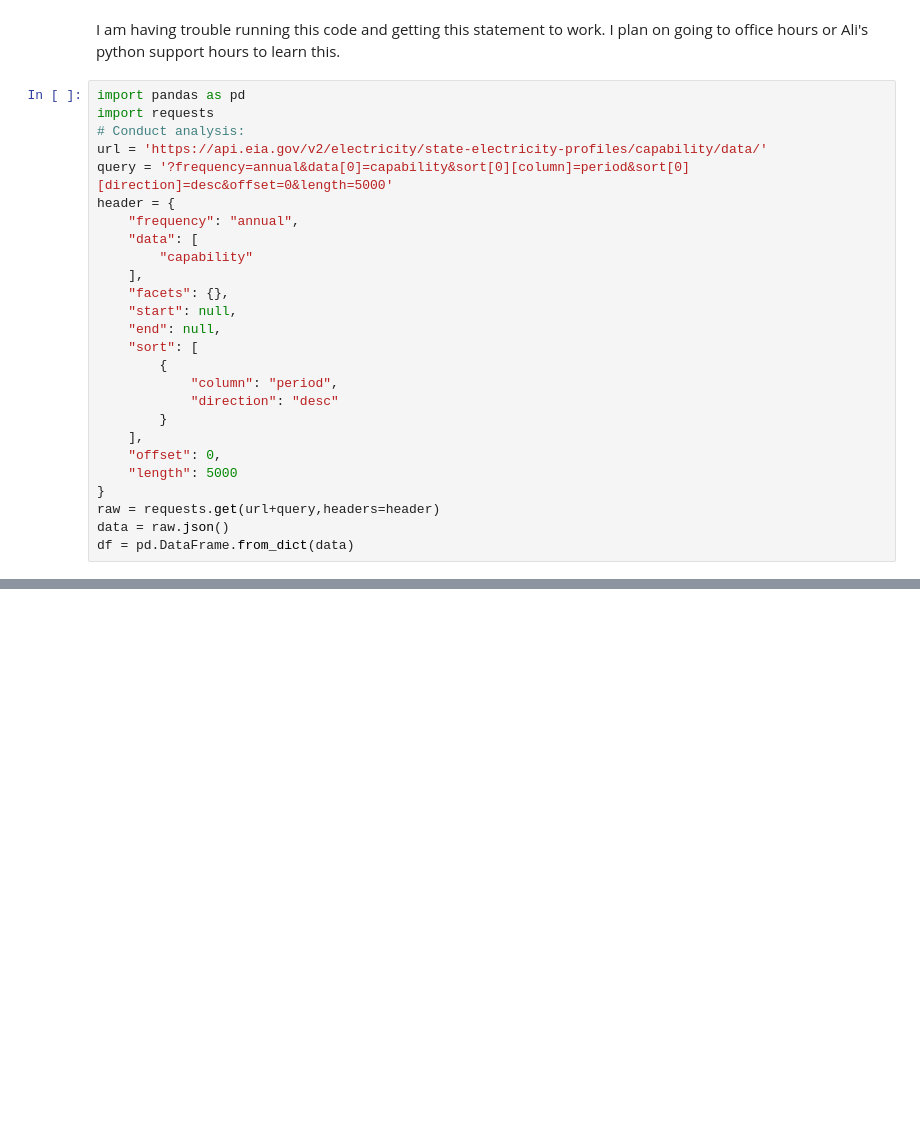
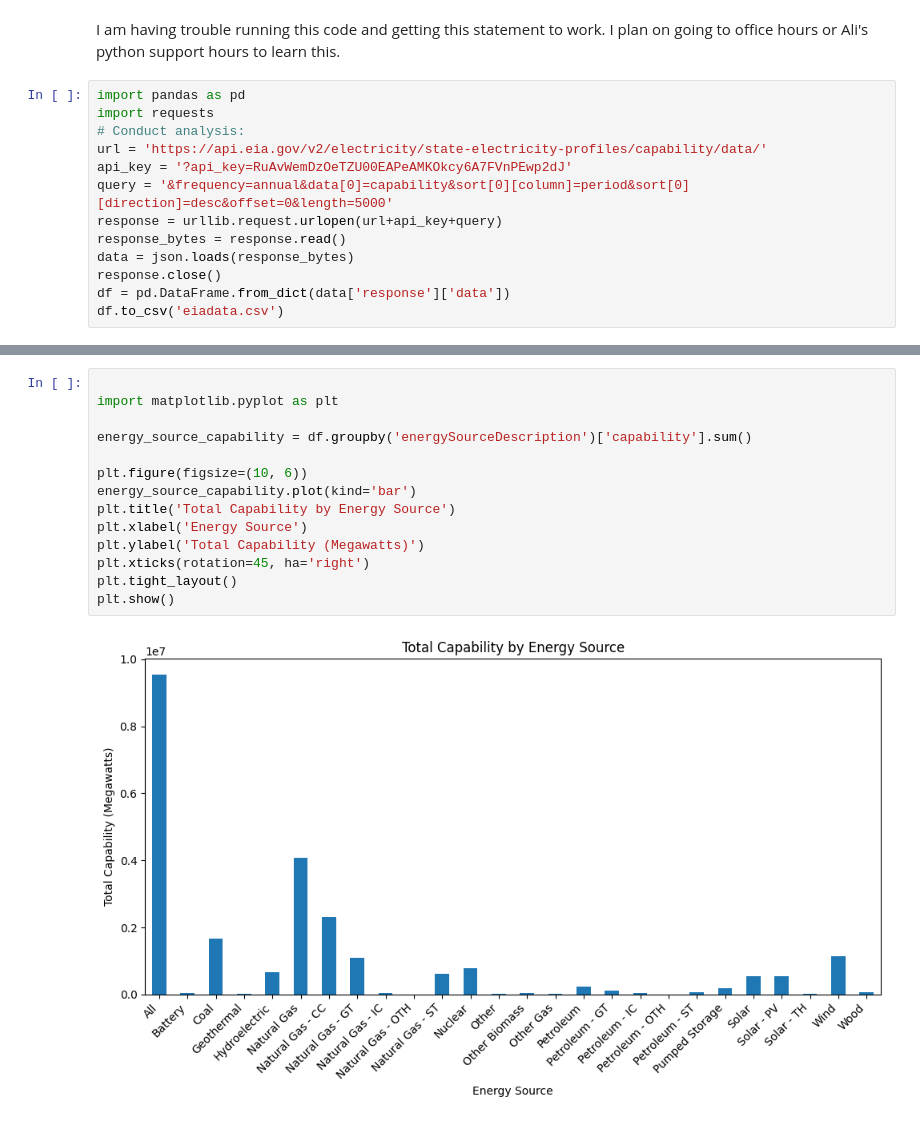
Before and after one commit to rixprakash/labs, a Jupyter notebook: 01_api_calls/assignment_notebook.ipynb, the cells around one changed output, grey strips where cells are left out. Drawn from its saved outputs; the diff is of its cells as text; blank space fills up the shorter version.

```diff
--- a/01_api_calls/assignment_notebook.ipynb
+++ b/01_api_calls/assignment_notebook.ipynb
@@ -268,24 +321,11 @@ import pandas as pd
 import requests
 # Conduct analysis:
 url = 'https://api.eia.gov/v2/electricity/state-electricity-profiles/capability/data/'
-query = '?frequency=annual&data[0]=capability&sort[0][column]=period&sort[0][direction]=desc&offset=0&length=5000'
-header = {
-    "frequency": "annual",
-    "data": [
-        "capability"
-    ],
-    "facets": {},
-    "start": null,
-    "end": null,
-    "sort": [
-        {
-            "column": "period",
-            "direction": "desc"
-        }
-    ],
-    "offset": 0,
-    "length": 5000
-}
-raw = requests.get(url+query,headers=header)
-data = raw.json()
-df = pd.DataFrame.from_dict(data)
+api_key = '?api_key=RuAvWemDzOeTZU00EAPeAMKOkcy6A7FVnPEwp2dJ'
+query = '&frequency=annual&data[0]=capability&sort[0][column]=period&sort[0][direction]=desc&offset=0&length=5000'
+response = urllib.request.urlopen(url+api_key+query)
+response_bytes = response.read()
+data = json.loads(response_bytes)
+response.close()
+df = pd.DataFrame.from_dict(data['response']['data'])
+df.to_csv('eiadata.csv')
@@ -291,0 +341,16 @@ df = pd.DataFrame.from_dict(data)
+# %%
+
+import matplotlib.pyplot as plt
+
+energy_source_capability = df.groupby('energySourceDescription')['capability'].sum()
+
+plt.figure(figsize=(10, 6))
+energy_source_capability.plot(kind='bar')
+plt.title('Total Capability by Energy Source')
+plt.xlabel('Energy Source')
+plt.ylabel('Total Capability (Megawatts)')
+plt.xticks(rotation=45, ha='right')
+plt.tight_layout()
+plt.show()
+# %% [output]
+[figure, added]
```
Also changed, not shown: parts of 11 cells of this notebook.
